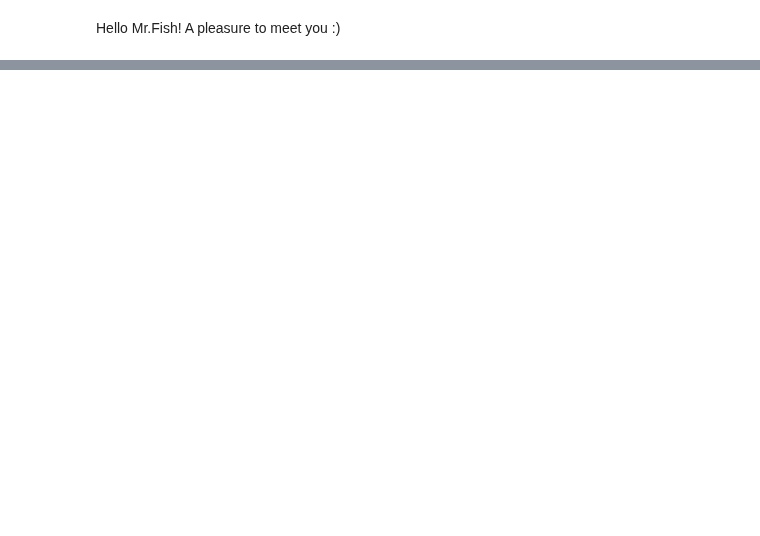
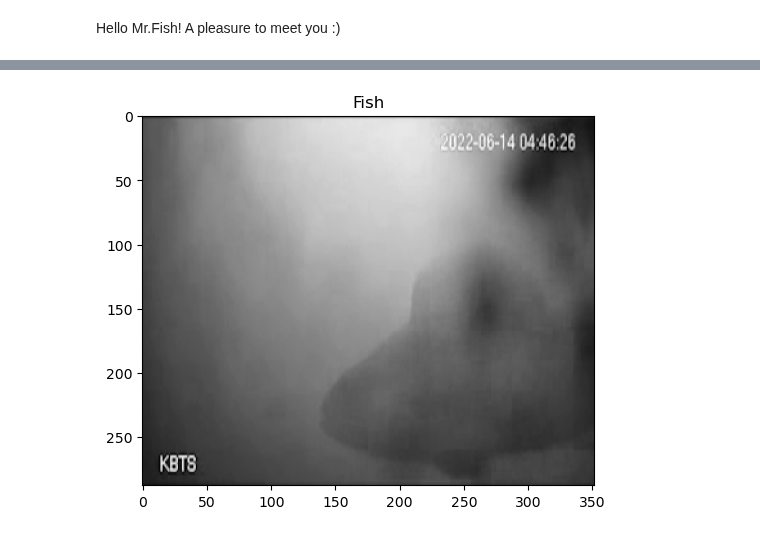
Before and after one commit to katelanman/ds4420_final, a Jupyter notebook: code/testing_results.ipynb, the cells around one changed output, grey strips where cells are left out. Cells and saved outputs as stored; diff of their text form; code cells hidden in the pictures; blank space fills up the shorter version.

```diff
--- a/code/testing_results.ipynb
+++ b/code/testing_results.ipynb
@@ -127,0 +217,10 @@ Hello Mr.Fish! A pleasure to meet you :)
+# %%
+# Get an image, reshape it, and normalize it
+img = X[211].reshape(1, 288, 352, 1) / 255.0
+
+# Make the prediction
+prediction = (model.predict(img) > 0.5).astype(int)[0][0]
+
+# Display the image with the prediction
+plt.imshow(X[211].reshape(288, 352), cmap='gray'); plt.title(f"{'Fish' if prediction == 1 else 'No Fish'}"); plt.show()
+# %% [output]
@@ -127,0 +228 @@ Hello Mr.Fish! A pleasure to meet you :)
+[figure, added]
```
Also changed, not shown: parts of 14 cells of this notebook, 1 other file.
